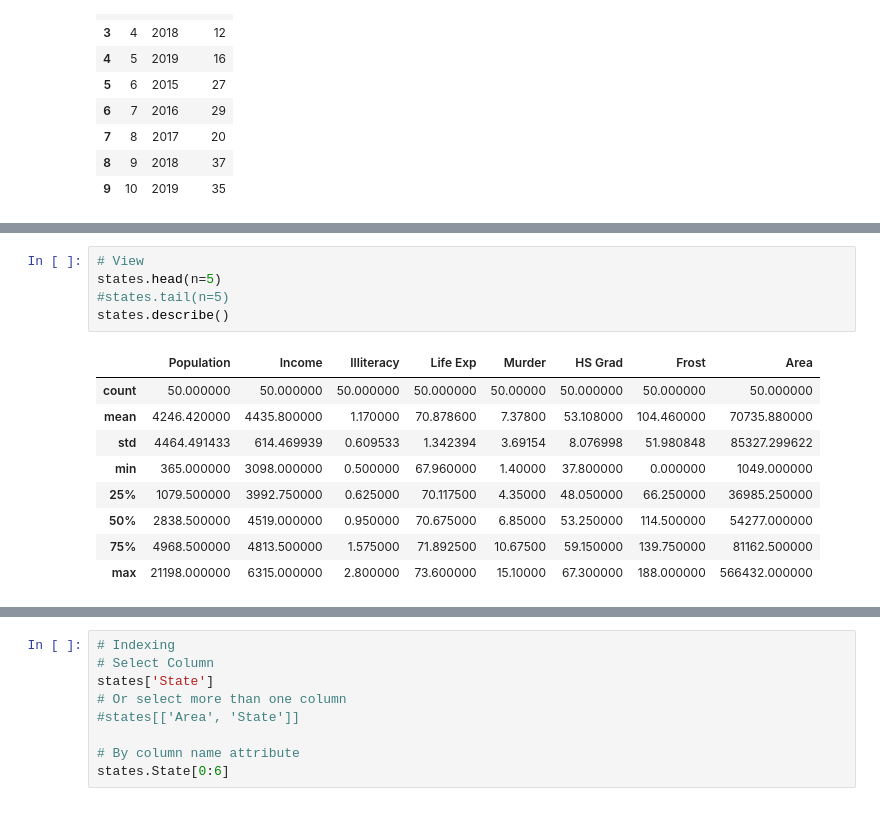
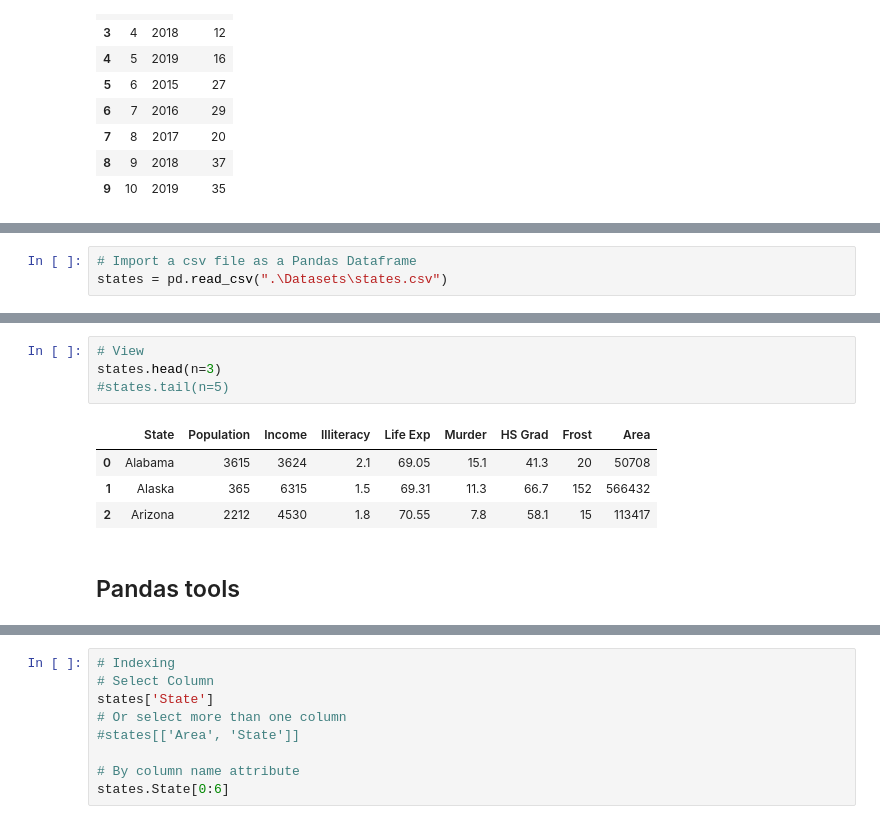
Before and after one commit to drchase55/NNU_nih_python_jrc, a Jupyter notebook: Module_2/Submodule_2_Tutorial2_Pandas.ipynb, the cells around one changed output, grey strips where cells are left out. Cells and saved outputs as stored; diff of their text form.

```diff
--- a/Module_2/Submodule_2_Tutorial2_Pandas.ipynb
+++ b/Module_2/Submodule_2_Tutorial2_Pandas.ipynb
@@ -170 +112,4 @@ C:\Users\jrcha
+# %%
+# Import a csv file as a Pandas Dataframe
+states = pd.read_csv(".\Datasets\states.csv")
 # %% [markdown]
@@ -176,15 +117,11 @@ A Pandas dataframe also has methods (df.describe()) that can easily summarize ea
 # %%
 # View
-states.head(n=5)
+states.head(n=3)
 #states.tail(n=5)
-states.describe()
 # %% [output]
-|  | Population | Income | Illiteracy | Life Exp | Murder | HS Grad | Frost | Area |
-| count | 50.000000 | 50.000000 | 50.000000 | 50.000000 | 50.00000 | 50.000000 | 50.000000 | 50.000000 |
-| mean | 4246.420000 | 4435.800000 | 1.170000 | 70.878600 | 7.37800 | 53.108000 | 104.460000 | 70735.880000 |
-| std | 4464.491433 | 614.469939 | 0.609533 | 1.342394 | 3.69154 | 8.076998 | 51.980848 | 85327.299622 |
-| min | 365.000000 | 3098.000000 | 0.500000 | 67.960000 | 1.40000 | 37.800000 | 0.000000 | 1049.000000 |
-| 25% | 1079.500000 | 3992.750000 | 0.625000 | 70.117500 | 4.35000 | 48.050000 | 66.250000 | 36985.250000 |
-| 50% | 2838.500000 | 4519.000000 | 0.950000 | 70.675000 | 6.85000 | 53.250000 | 114.500000 | 54277.000000 |
-| 75% | 4968.500000 | 4813.500000 | 1.575000 | 71.892500 | 10.67500 | 59.150000 | 139.750000 | 81162.500000 |
-| max | 21198.000000 | 6315.000000 | 2.800000 | 73.600000 | 15.10000 | 67.300000 | 188.000000 | 566432.000000 |
+|  | State | Population | Income | Illiteracy | Life Exp | Murder | HS Grad | Frost | Area |
+| 0 | Alabama | 3615 | 3624 | 2.1 | 69.05 | 15.1 | 41.3 | 20 | 50708 |
+| 1 | Alaska | 365 | 6315 | 1.5 | 69.31 | 11.3 | 66.7 | 152 | 566432 |
+| 2 | Arizona | 2212 | 4530 | 1.8 | 70.55 | 7.8 | 58.1 | 15 | 113417 |
+# %% [markdown]
+## Pandas tools
```
Also changed, not shown: parts of 53 cells of this notebook, 17 other files.
